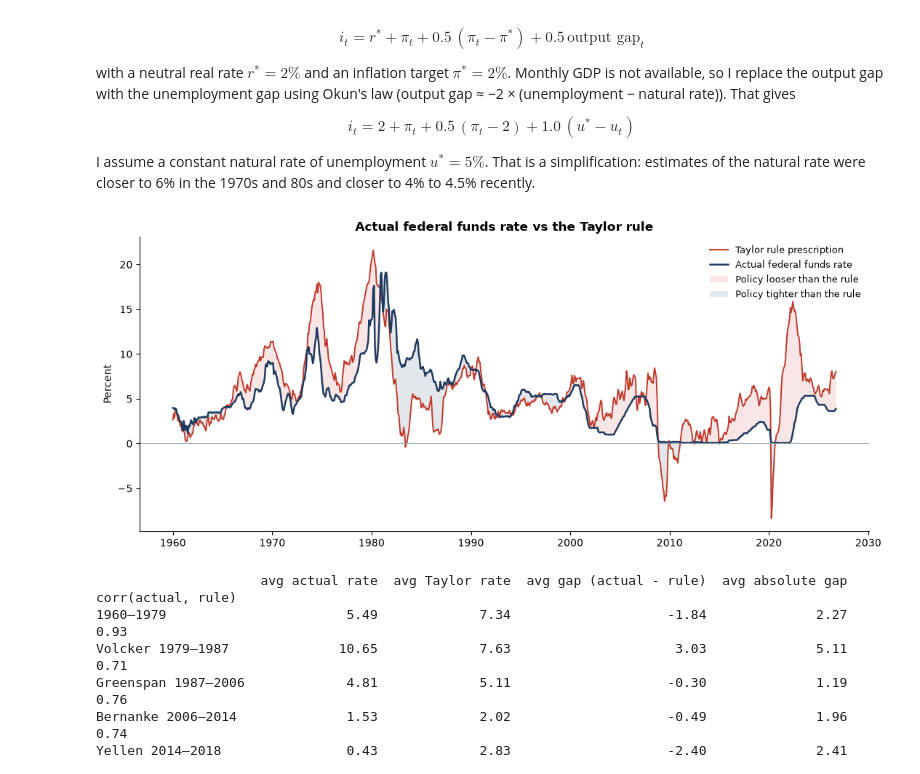
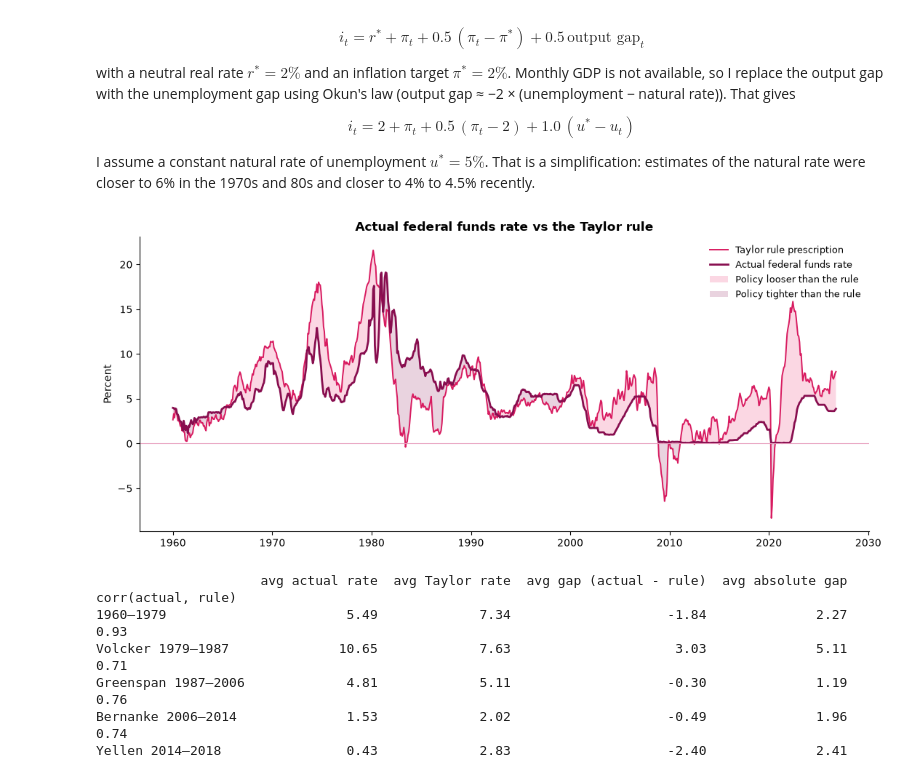
Before and after one commit to msmontoyaa/fed-rates-inflation-analysis, a Jupyter notebook: fed_rates_analysis.ipynb, the cells around one changed output. Cells and saved outputs as stored; diff of their text form; code cells hidden in the pictures.

```diff
--- a/fed_rates_analysis.ipynb
+++ b/fed_rates_analysis.ipynb
@@ -22,7 +22,7 @@ import matplotlib.pyplot as plt
 import statsmodels.formula.api as smf
 from pathlib import Path
 
-NAVY, RED, TEAL, GREY, GOLD = "#1F3A5F", "#C0392B", "#2A9D8F", "#9AA5B1", "#E9C46A"
+DEEP, DARK, MID, LIGHT, SOFT, PLUM, BLUSH = "#880E4F", "#D81B60", "#F48FB1", "#F8BBD0", "#E8A0BF", "#AD1457", "#FCE4EC"   # pink palette
 plt.rcParams.update({"figure.figsize": (11, 4.8), "axes.spines.top": False,
                      "axes.spines.right": False, "axes.titleweight": "bold", "svg.fonttype": "none"})
 Path("images").mkdir(exist_ok=True)
@@ -114,24 +114,24 @@ I assume a constant natural rate of unemployment $u^* = 5\%$. That is a simplifi
 # %%
 U_STAR, PI_STAR, R_STAR = 5.0, 2.0, 2.0
 df["taylor"] = R_STAR + df.inflation + 0.5 * (df.inflation - PI_STAR) + 1.0 * (U_STAR - df.unemployment)
 df["gap"] = df.fed_funds - df.taylor     # positive = policy tighter than the rule, negative = looser
 
 fig, ax = plt.subplots()
-ax.plot(df.index, df.taylor, color=RED, lw=1.4, label="Taylor rule prescription")
-ax.plot(df.index, df.fed_funds, color=NAVY, lw=1.8, label="Actual federal funds rate")
-ax.fill_between(df.index, df.fed_funds, df.taylor, where=df.fed_funds < df.taylor, color=RED, alpha=0.12, lw=0,
+ax.plot(df.index, df.taylor, color=DARK, lw=1.4, label="Taylor rule prescription")
+ax.plot(df.index, df.fed_funds, color=DEEP, lw=2, label="Actual federal funds rate")
+ax.fill_between(df.index, df.fed_funds, df.taylor, where=df.fed_funds < df.taylor, color=MID, alpha=0.35, lw=0,
                 label="Policy looser than the rule")
-ax.fill_between(df.index, df.fed_funds, df.taylor, where=df.fed_funds >= df.taylor, color=NAVY, alpha=0.12, lw=0,
+ax.fill_between(df.index, df.fed_funds, df.taylor, where=df.fed_funds >= df.taylor, color=DEEP, alpha=0.18, lw=0,
                 label="Policy tighter than the rule")
-ax.axhline(0, color=GREY, lw=0.8)
+ax.axhline(0, color=SOFT, lw=0.8)
 ax.set_ylabel("Percent")
 ax.set_title("Actual federal funds rate vs the Taylor rule")
 ax.legend(frameon=False, loc="upper right", fontsize=9)
 plt.tight_layout()
 plt.savefig("images/taylor_rule_vs_actual.svg")
 plt.show()
 # %% [output]
-[figure, old version]
+[figure, new version]
 # %%
 periods = {"1960–1979": ("1960", "1979-07"), "Volcker 1979–1987": ("1979-08", "1987-07"),
            "Greenspan 1987–2006": ("1987-08", "2006-01"), "Bernanke 2006–2014": ("2006-02", "2014-01"),
```
Also changed, not shown: parts of 4 cells of this notebook, 4 other files.
